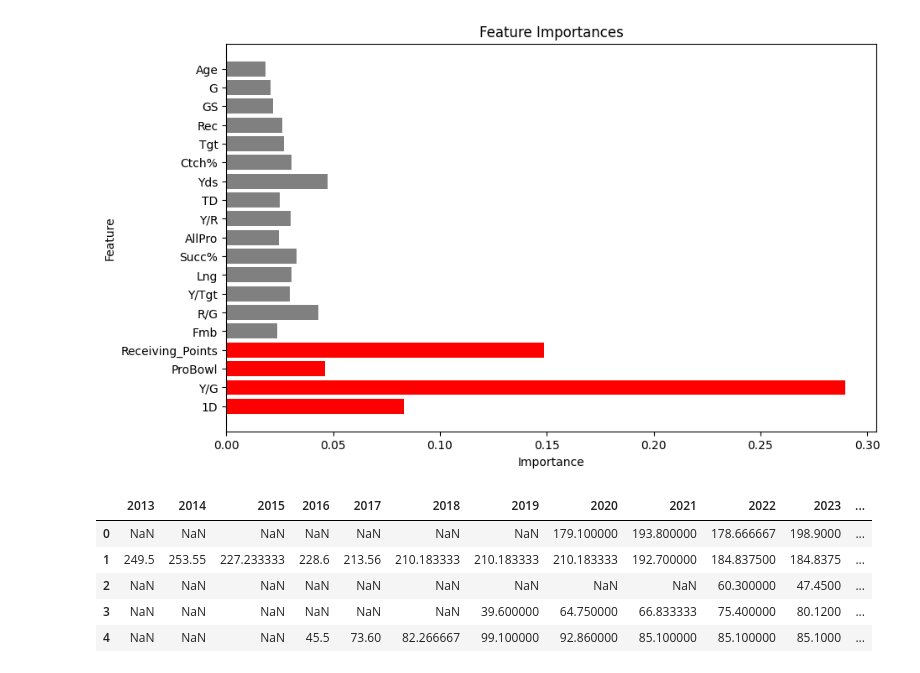
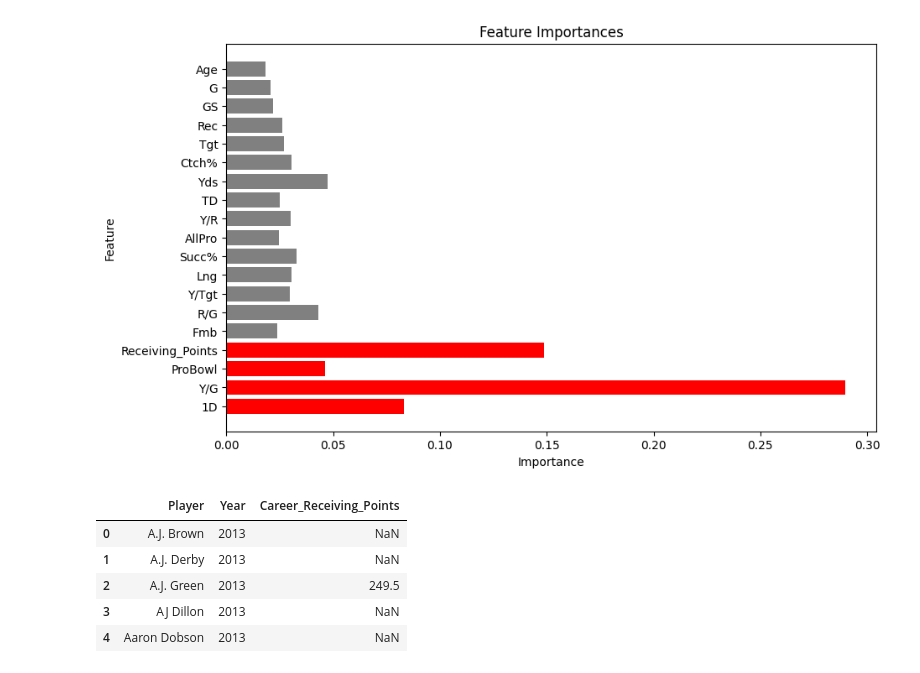
Before and after one commit to jackdepree/FFInsights, a Jupyter notebook: code/2024_gross_projections_eda.ipynb, the cells around one changed output. Saved outputs shown, nothing was run; the diff lists cells and outputs as text; code cells hidden in the pictures.

```diff
--- a/code/2024_gross_projections_eda.ipynb
+++ b/code/2024_gross_projections_eda.ipynb
@@ -39,8 +39,11 @@ import seaborn as sns
 # Filter for position
 combine_clustering = gross_combine.copy()
 
+# Filter for position
+combine_clustering = combine_clustering[combine_clustering['Pos'].isin(['QB', 'RB', 'WR', 'TE', 'FB'])]
+
 # Save Pick column to df
-df = combine_clustering[['Pick', 'Pos']]
+df = combine_clustering[['Pick', 'Pos', 'Player']]
 
 # Select columns for clustering
 combine_clustering = combine_clustering[['Wt', 'Height', '40yd', 'Vertical', 'Bench', 'Broad Jump', '3Cone', 'Shuttle']]
@@ -59,12 +62,12 @@ combine_clustering_scaled = scaler.fit_transform(combine_clustering)
 n_percent = int(combine_clustering.shape[0] * 0.05)
 kmeans = KMeans(n_clusters=16, n_init=n_percent)
 kmeans.fit(combine_clustering_scaled)
-combine_clustering['Kmeans'] = kmeans.labels_
+combine_clustering['Combine_Kmeans'] = kmeans.labels_
 
 # Add Pick column back to df
 combine_clustering = pd.concat([combine_clustering, df], axis=1)
 
 # Plot clusters against Pick
-sns.boxplot(x='Kmeans', y='Pick', data=combine_clustering)
+sns.boxplot(x='Combine_Kmeans', y='Pick', data=combine_clustering)
 plt.show()
 # %% [output]
@@ -307,38 +259,47 @@ import seaborn as sns
 def career_averaging(df, target_column):
     # Prepare the data
     df = df[['Player', target_column, 'Year']]
 
     # Aggregate data to ensure unique Player-Year combinations
     df = df.groupby(['Player', 'Year']).agg({target_column: 'mean'}).reset_index()
 
     # Pivot the data on Year
     df_pivot = df.pivot(index='Player', columns='Year', values=target_column).reset_index()
 
     # Save players
     players = df_pivot['Player']
     df_pivot = df_pivot.drop(columns=['Player'])
 
-    # For every column, average the previous years
+    # For every column, average the current year and the previous years
     player_career = pd.DataFrame()
     for i in range(1, df_pivot.shape[1] + 1):
-        player_career[i] = df_pivot.iloc[:, 0:i].mean(axis=1)
+        player_career[i] = df_pivot.iloc[:, :i].mean(axis=1)
 
     # Rename each column to the year
     first_year_column = df_pivot.columns[0]
     player_career.columns = [str(i) for i in range(first_year_column+1, first_year_column + df_pivot.shape[1]+1)]
     player_career['Player'] = players
+
+    # Melth the data
+    player_career = player_career.melt(id_vars='Player', var_name='Year', value_name=target_column)
+
+    # Convert Year to numeric
+    player_career['Year'] = player_career['Year'].astype(int)
+
+    # Add 'Career_' to the target column
+    player_career = player_career.rename(columns={target_column: 'Career_' + target_column})
 
     return player_career
 
 passing_career = career_averaging(gross_passing, 'Passing_Points')
 rushing_career = career_averaging(gross_rushing, 'Rushing_Points')
 receiving_career = career_averaging(gross_receiving, 'Receiving_Points')
 
 receiving_career.head()
 # %% [output]
-|  | 2013 | 2014 | 2015 | 2016 | 2017 | 2018 | 2019 | 2020 | 2021 | 2022 | 2023 | ... |
-| 0 | NaN | NaN | NaN | NaN | NaN | NaN | NaN | 179.100000 | 193.800000 | 178.666667 | 198.9000 | ... |
-| 1 | 249.5 | 253.55 | 227.233333 | 228.6 | 213.56 | 210.183333 | 210.183333 | 210.183333 | 192.700000 | 184.837500 | 184.8375 | ... |
-| 2 | NaN | NaN | NaN | NaN | NaN | NaN | NaN | NaN | NaN | 60.300000 | 47.4500 | ... |
-| 3 | NaN | NaN | NaN | NaN | NaN | NaN | 39.600000 | 64.750000 | 66.833333 | 75.400000 | 80.1200 | ... |
-| 4 | NaN | NaN | NaN | 45.5 | 73.60 | 82.266667 | 99.100000 | 92.860000 | 85.100000 | 85.100000 | 85.1000 | ... |
+|  | Player | Year | Career_Receiving_Points |
+| 0 | A.J. Brown | 2013 | NaN |
+| 1 | A.J. Derby | 2013 | NaN |
+| 2 | A.J. Green | 2013 | 249.5 |
+| 3 | AJ Dillon | 2013 | NaN |
+| 4 | Aaron Dobson | 2013 | NaN |
```
Also changed, not shown: parts of 14 cells of this notebook, 8 other files.
